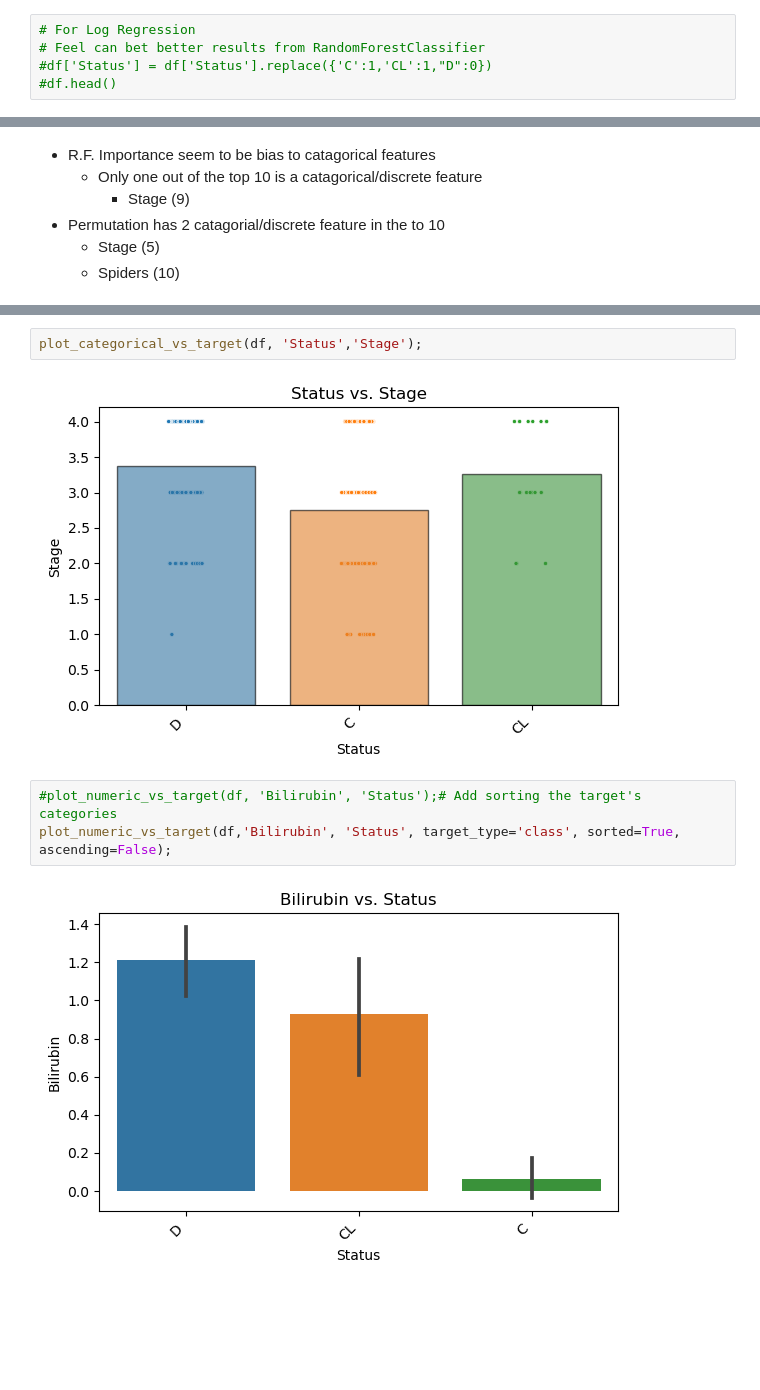
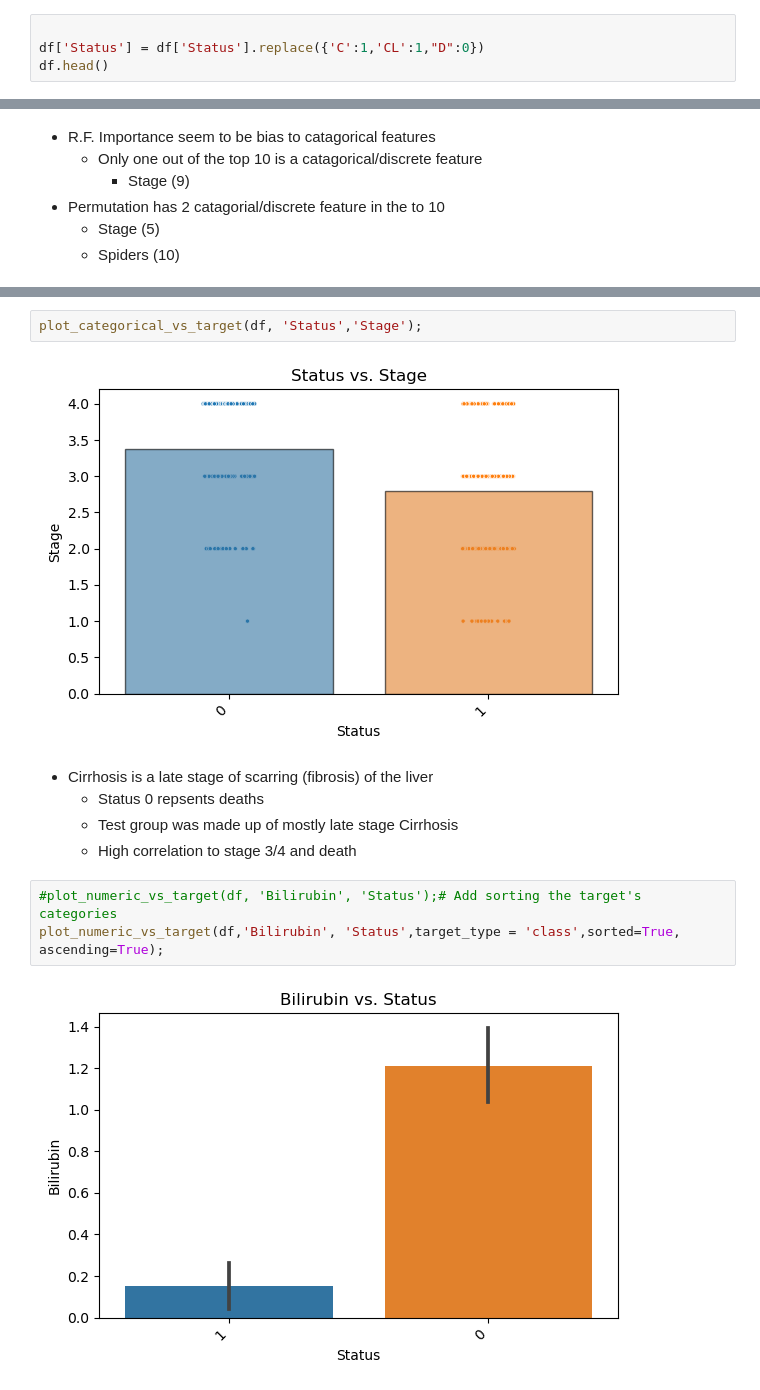
Before and after one commit to 808hanronald/W16-project-4, a Jupyter notebook: W16 Project 4.ipynb, the cells around one changed output, grey strips where cells are left out. Saved outputs shown, nothing was run; the diff lists cells and outputs as text; blank space fills up the shorter version.

```diff
--- a/W16 Project 4.ipynb
+++ b/W16 Project 4.ipynb
@@ -419,7 +420,6 @@ Name: Status, dtype: int64
 - Going to use RandomForestClassifier
     - If not happy with results may look at Logistic Regression
 # %%
-# For Log Regression
-# Feel can bet better results from RandomForestClassifier
-#df['Status'] = df['Status'].replace({'C':1,'CL':1,"D":0})
-#df.head()
+
+df['Status'] = df['Status'].replace({'C':1,'CL':1,"D":0})
+df.head()
@@ -819,9 +815,14 @@ fig.tight_layout()
 # %%
 plot_categorical_vs_target(df, 'Status','Stage');
 # %% [output]
-[figure, old version]
+[figure, new version]
+# %% [markdown]
+- Cirrhosis is a late stage of scarring (fibrosis) of the liver
+    - Status 0 repsents deaths
+    - Test group was made up of mostly late stage Cirrhosis
+    - High correlation to stage 3/4 and death
 # %%
 #plot_numeric_vs_target(df, 'Bilirubin', 'Status');# Add sorting the target's categories
-plot_numeric_vs_target(df,'Bilirubin', 'Status', target_type='class', sorted=True, ascending=False);
+plot_numeric_vs_target(df,'Bilirubin', 'Status',target_type = 'class',sorted=True, ascending=True);
 # %% [output]
-[figure, old version]
+[figure, new version]
```
Also changed, not shown: parts of 36 cells of this notebook, 1 other file.
